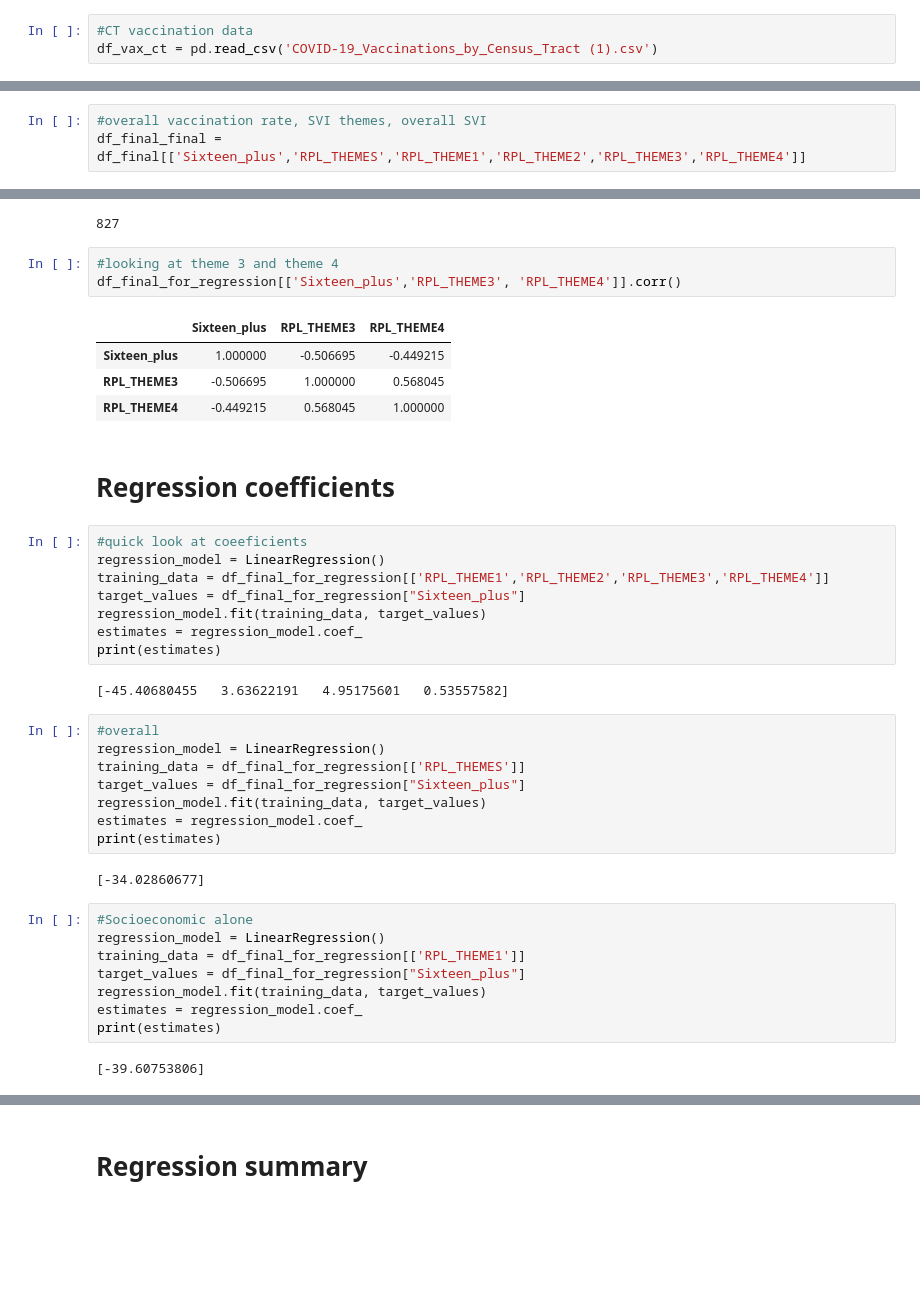
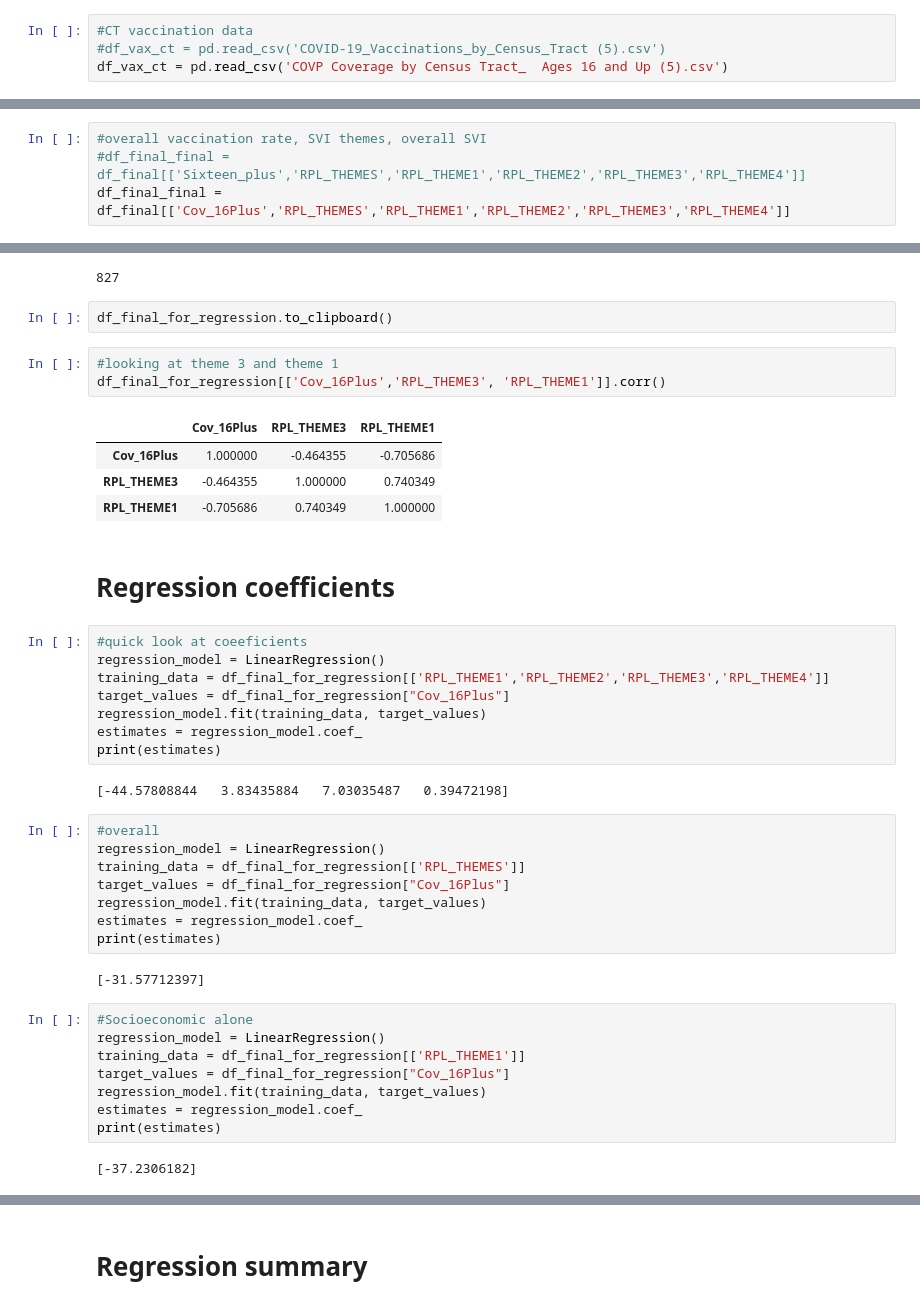
Before and after one commit to kpananjady/SVI_component_analysis, a Jupyter notebook: SVI characteristics .ipynb, the cells around one changed output, grey strips where cells are left out. Drawn from its saved outputs; the diff is of its cells as text; blank space fills up the shorter version.

```diff
--- a/SVI characteristics .ipynb
+++ b/SVI characteristics .ipynb
@@ -40,6 +45,7 @@ df_ct_svi_themes = df_ct_svi[['FIPS','RPL_THEME1','RPL_THEME2','RPL_THEME3','RPL
 # %%
 #CT vaccination data
-df_vax_ct = pd.read_csv('COVID-19_Vaccinations_by_Census_Tract (1).csv')
+#df_vax_ct = pd.read_csv('COVID-19_Vaccinations_by_Census_Tract (5).csv')
+df_vax_ct = pd.read_csv('COVP Coverage by Census Tract_  Ages 16 and Up (5).csv')
 # %%
 #looks like we're missing a Census tract in the overall
 len(df_ct_svi_themes),len(df_vax_ct)
@@ -179,7 +206,8 @@ df_final_svi_not_suppressed_4[['Sixteen_plus','RPL_THEME4']].corr()
 # Variable isolation for regression analysis
 # %%
 #overall vaccination rate, SVI themes, overall SVI
-df_final_final = df_final[['Sixteen_plus','RPL_THEMES','RPL_THEME1','RPL_THEME2','RPL_THEME3','RPL_THEME4']]
+#df_final_final = df_final[['Sixteen_plus','RPL_THEMES','RPL_THEME1','RPL_THEME2','RPL_THEME3','RPL_THEME4']]
+df_final_final = df_final[['Cov_16Plus','RPL_THEMES','RPL_THEME1','RPL_THEME2','RPL_THEME3','RPL_THEME4']]
 # %%
 #checking that all datatypes are numbers
 df_final_final.dtypes
@@ -197,46 +225,48 @@ df_final_for_regression = df_final_final[~df_final_final.eq(-999).any(1)]
 len(df_final_for_regression)
 # %% [output]
 827
+# %%
+df_final_for_regression.to_clipboard()
 # %%
-#looking at theme 3 and theme 4
-df_final_for_regression[['Sixteen_plus','RPL_THEME3', 'RPL_THEME4']].corr()
+#looking at theme 3 and theme 1
+df_final_for_regression[['Cov_16Plus','RPL_THEME3', 'RPL_THEME1']].corr()
 # %% [output]
-|  | Sixteen_plus | RPL_THEME3 | RPL_THEME4 |
-| Sixteen_plus | 1.000000 | -0.506695 | -0.449215 |
-| RPL_THEME3 | -0.506695 | 1.000000 | 0.568045 |
-| RPL_THEME4 | -0.449215 | 0.568045 | 1.000000 |
+|  | Cov_16Plus | RPL_THEME3 | RPL_THEME1 |
+| Cov_16Plus | 1.000000 | -0.464355 | -0.705686 |
+| RPL_THEME3 | -0.464355 | 1.000000 | 0.740349 |
+| RPL_THEME1 | -0.705686 | 0.740349 | 1.000000 |
 # %% [markdown]
 # Regression coefficients
 # %%
 #quick look at coeeficients
 regression_model = LinearRegression()
 training_data = df_final_for_regression[['RPL_THEME1','RPL_THEME2','RPL_THEME3','RPL_THEME4']]
-target_values = df_final_for_regression["Sixteen_plus"]
+target_values = df_final_for_regression["Cov_16Plus"]
 regression_model.fit(training_data, target_values)
 estimates = regression_model.coef_
 print(estimates)
 # %% [output]
-[-45.40680455   3.63622191   4.95175601   0.53557582]
+[-44.57808844   3.83435884   7.03035487   0.39472198]
 # %%
 #overall
 regression_model = LinearRegression()
 training_data = df_final_for_regression[['RPL_THEMES']]
-target_values = df_final_for_regression["Sixteen_plus"]
+target_values = df_final_for_regression["Cov_16Plus"]
 regression_model.fit(training_data, target_values)
 estimates = regression_model.coef_
 print(estimates)
 # %% [output]
-[-34.02860677]
+[-31.57712397]
 # %%
 #Socioeconomic alone
 regression_model = LinearRegression()
 training_data = df_final_for_regression[['RPL_THEME1']]
-target_values = df_final_for_regression["Sixteen_plus"]
+target_values = df_final_for_regression["Cov_16Plus"]
 regression_model.fit(training_data, target_values)
 estimates = regression_model.coef_
 print(estimates)
 # %% [output]
-[-39.60753806]
+[-37.2306182]
 # %%
 #Household composition and disability
 regression_model = LinearRegression()
```
Also changed, not shown: parts of 24 cells of this notebook.
